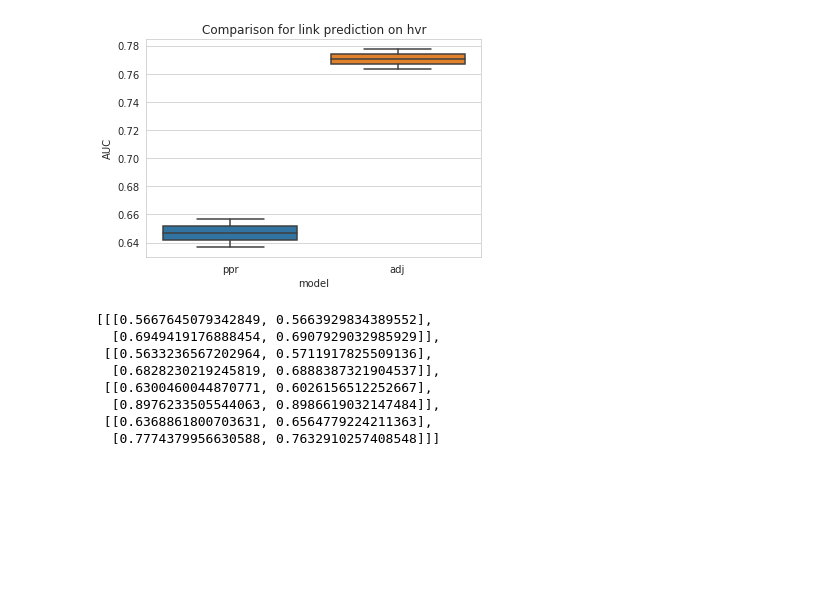
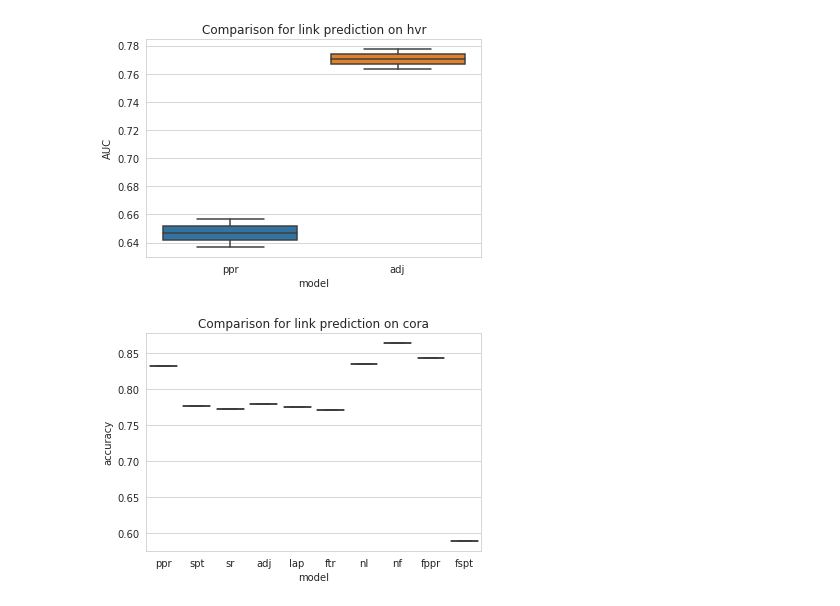
Before and after one commit to richtertill/node_embeddings, a Jupyter notebook: experiments/Experiment_pipeline.ipynb, the cells around one changed output. Saved outputs shown, nothing was run; the diff lists cells and outputs as text; code cells hidden in the pictures; blank space fills up the shorter version.

Commit message:
classification visualization

```diff
--- a/experiments/Experiment_pipeline.ipynb
+++ b/experiments/Experiment_pipeline.ipynb
@@ -204,21 +227,4 @@ Model evaluation took: 1.1877119541168213 seconds
 # %%
-
-
-headers= [#'sig','exp','gau',
-            'sig','ppr','spt','sr',
-            'adj','lap','ftr','nl','nf', 'fppr', 'fspt'
-         ]
-
-
-headers= [#'sig','exp','gau',
-            'ppr','spt','sr',
-            'adj','lap','ftr','nl','nf'#, 'fppr', 'fspt'
-         ]
-
-headers= [#'sig','exp','gau',
-            'ppr',
-            'adj'
-         ]
 
 for ds,NMI in zip(datasets,dset_NMI):
     plt.figure()
@@ -243,14 +246,13 @@ for ds,AUC in zip(datasets,dset_AUC):
 [figure]
 [figure]
 [figure]
-# %%
-dset_AUC
-# %% [output]
-[[[0.5667645079342849, 0.5663929834389552],
-  [0.6949419176888454, 0.6907929032985929]],
- [[0.5633236567202964, 0.5711917825509136],
-  [0.6828230219245819, 0.6888387321904537]],
- [[0.6300460044870771, 0.6026156512252667],
-  [0.8976233505544063, 0.8986619032147484]],
- [[0.6368861800703631, 0.6564779224211363],
-  [0.7774379956630588, 0.7632910257408548]]]
+# %%
+for ds,ACC in zip(datasets,dset_ACC):
+    plt.figure()
+    sns_plot = sns.boxplot(x=headers, y=ACC);
+    plt.title("Comparison for link prediction on "+ds)
+    plt.xlabel("model")
+    plt.ylabel("accuracy")
+    sns_plot.figure.savefig('plots/ACC_'+ds+'.png')
+# %% [output]
+[figure, added]
```
Also changed, not shown: parts of 3 cells of this notebook, 12 other files.
